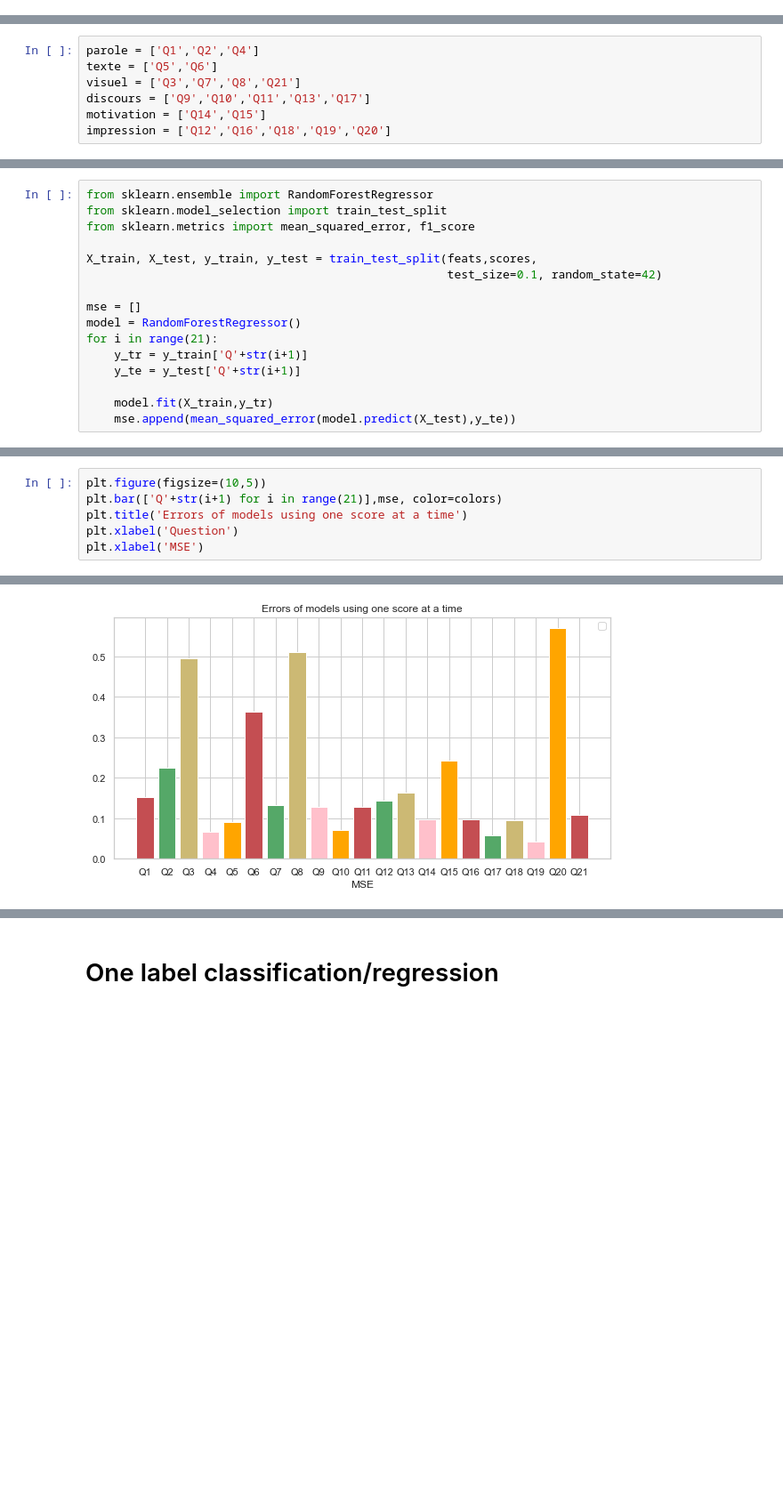
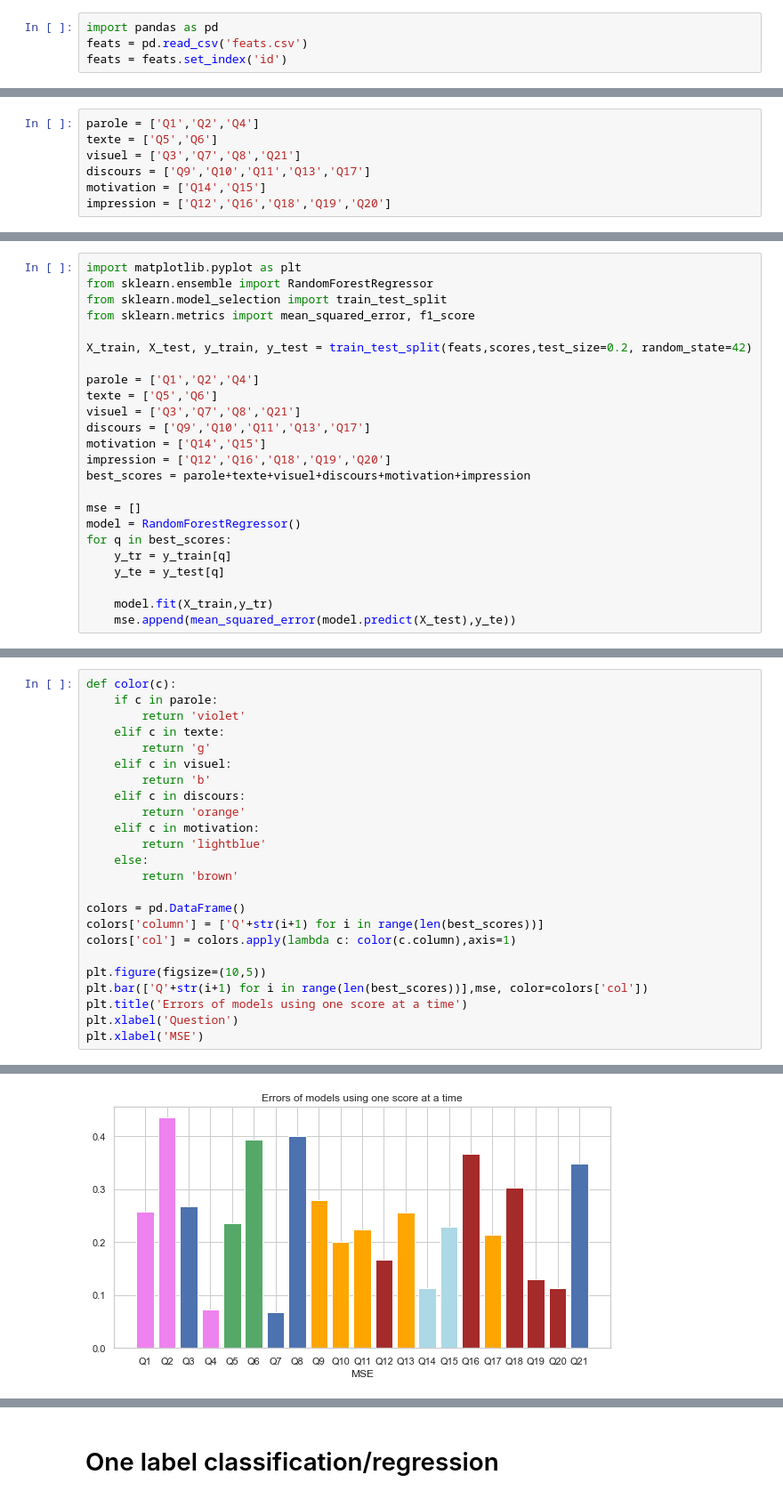
Before and after one commit to Kinzakasmi/Video-Interviews-Analysis, a Jupyter notebook: audio.ipynb, the cells around one changed output, grey strips where cells are left out. Shown at 89% size. Drawn from its saved outputs; the diff is of its cells as text; blank space fills up the shorter version.

```diff
--- a/audio.ipynb
+++ b/audio.ipynb
@@ -72,5 +60,9 @@ from models_utils import get_features, get_scores, merge_scores_feats
 feats = get_features(audios)
 # %%
 feats.to_csv('feats.csv')
+# %%
+import pandas as pd
+feats = pd.read_csv('feats.csv')
+feats = feats.set_index('id')
 # %% [markdown]
 # Visualizations
@@ -213,16 +185,24 @@ cormat[abs(cormat)>0.6].dropna(axis=0,how='all').dropna(axis=1,how='all')
 # %%
+import matplotlib.pyplot as plt
 from sklearn.ensemble import RandomForestRegressor
 from sklearn.model_selection import train_test_split
 from sklearn.metrics import mean_squared_error, f1_score
 
-X_train, X_test, y_train, y_test = train_test_split(feats,scores,
-                                                    test_size=0.1, random_state=42)
+X_train, X_test, y_train, y_test = train_test_split(feats,scores,test_size=0.2, random_state=42)
+
+parole = ['Q1','Q2','Q4']
+texte = ['Q5','Q6']
+visuel = ['Q3','Q7','Q8','Q21']
+discours = ['Q9','Q10','Q11','Q13','Q17']
+motivation = ['Q14','Q15']
+impression = ['Q12','Q16','Q18','Q19','Q20']
+best_scores = parole+texte+visuel+discours+motivation+impression
 
 mse = []
 model = RandomForestRegressor()
-for i in range(21):
-    y_tr = y_train['Q'+str(i+1)]
-    y_te = y_test['Q'+str(i+1)]
+for q in best_scores:
+    y_tr = y_train[q]
+    y_te = y_test[q]
 
     model.fit(X_train,y_tr)
     mse.append(mean_squared_error(model.predict(X_test),y_te))
@@ -238,6 +209,24 @@ colors = ['r','g','y','pink','orange']
 # %%
+def color(c):
+    if c in parole:
+        return 'violet'
+    elif c in texte:
+        return 'g'
+    elif c in visuel:
+        return 'b'
+    elif c in discours:
+        return 'orange'
+    elif c in motivation:
+        return 'lightblue'
+    else:
+        return 'brown'
+
+colors = pd.DataFrame()
+colors['column'] = ['Q'+str(i+1) for i in range(len(best_scores))]
+colors['col'] = colors.apply(lambda c: color(c.column),axis=1)
+
 plt.figure(figsize=(10,5))
-plt.bar(['Q'+str(i+1) for i in range(21)],mse, color=colors)
+plt.bar(['Q'+str(i+1) for i in range(len(best_scores))],mse, color=colors['col'])
 plt.title('Errors of models using one score at a time')
 plt.xlabel('Question')
 plt.xlabel('MSE')
@@ -247 +235 @@ No artists with labels found to put in legend.  Note that artists whose label st
-[figure, old version]
+[figure, new version]
```
Also changed, not shown: parts of 27 cells of this notebook, 7 other files.
